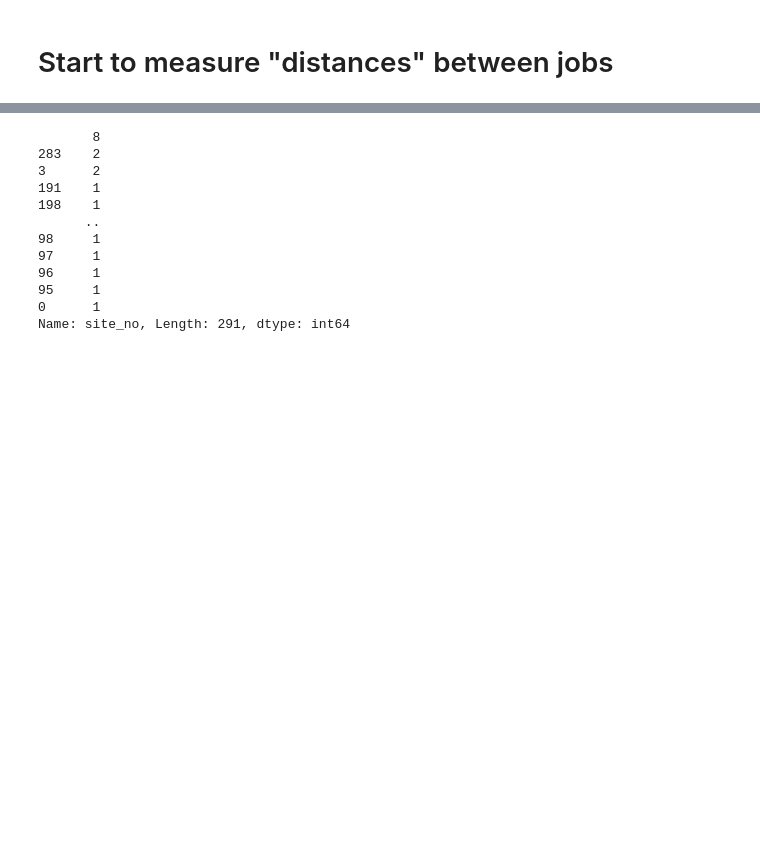
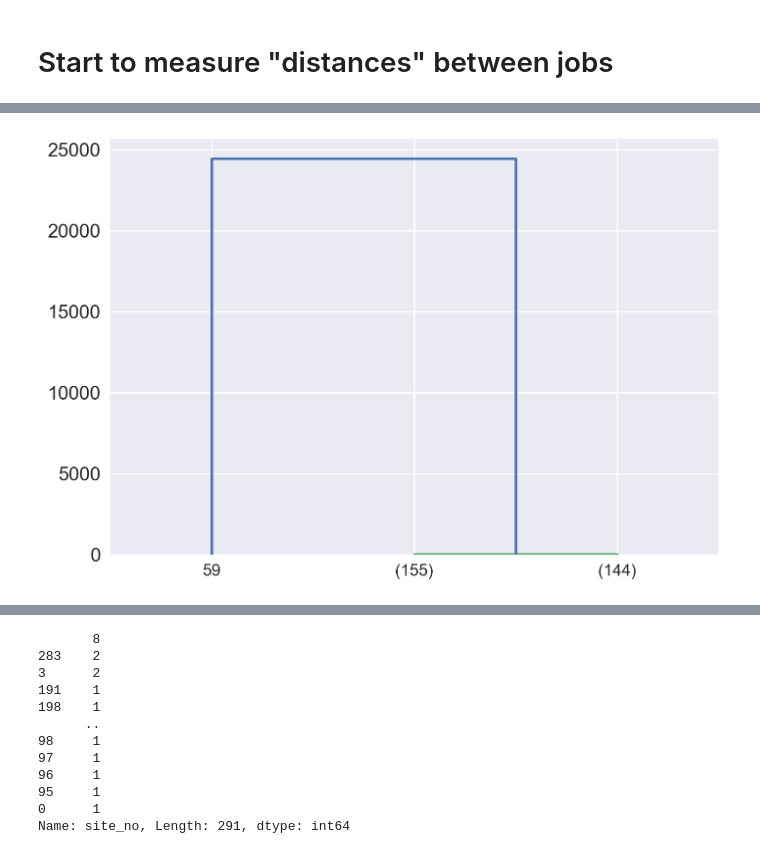
Before and after one commit to LukeCalvin/project, a Jupyter notebook: alex_sess.ipynb, the cells around one changed output, grey strips where cells are left out. Cells and saved outputs as stored; diff of their text form; code cells hidden in the pictures; blank space fills up the shorter version.

Commit message:
push notebook with faux drive distances and actual squirt boom with weight

```diff
--- a/alex_sess.ipynb
+++ b/alex_sess.ipynb
@@ -100,0 +145,28 @@ raw.loc[lambda df: df.site_no=='283']
+# %%
+squirt_requirement = np.empty((len(df), len(df), 1))
+for row, task_to_compare in enumerate(data.unique_id):
+    for column, paired_task in enumerate(data.unique_id):
+        squirt_requirement[row, column] = np.abs(
+            (
+                data.loc[task_to_compare, "requires_squirt_boom"]
+                - data.loc[paired_task, "requires_squirt_boom"]
+            )
+        )
+# %%
+df = data
+faux_drivetime = pd.DataFrame(np.random.rand(len(df),len(df)),).astype(float)
+drivetime_layer = faux_drivetime.values.reshape(len(df),len(df),1)
+# %%
+squirt_weight = 1000
+distance_matrix = np.concatenate(
+    (
+        drivetime_layer.reshape(len(df), len(df), 1),
+        squirt_requirement.reshape(len(df), len(df), 1)*squirt_weight,
+    ),
+    axis=2,
+).sum(axis=2)
+# %%
+
+mdl = AgglomerativeClustering(distance_threshold=0,n_clusters=None)
+
+mdl.fit_predict(X=distance_matrix)
@@ -100,0 +193,4 @@ raw.loc[lambda df: df.site_no=='283']
+# %%
+plot_dendrogram(mdl,truncate_mode="level", p=1)
+# %% [output]
+[figure, added]
```
Also changed, not shown: parts of 34 cells of this notebook.
